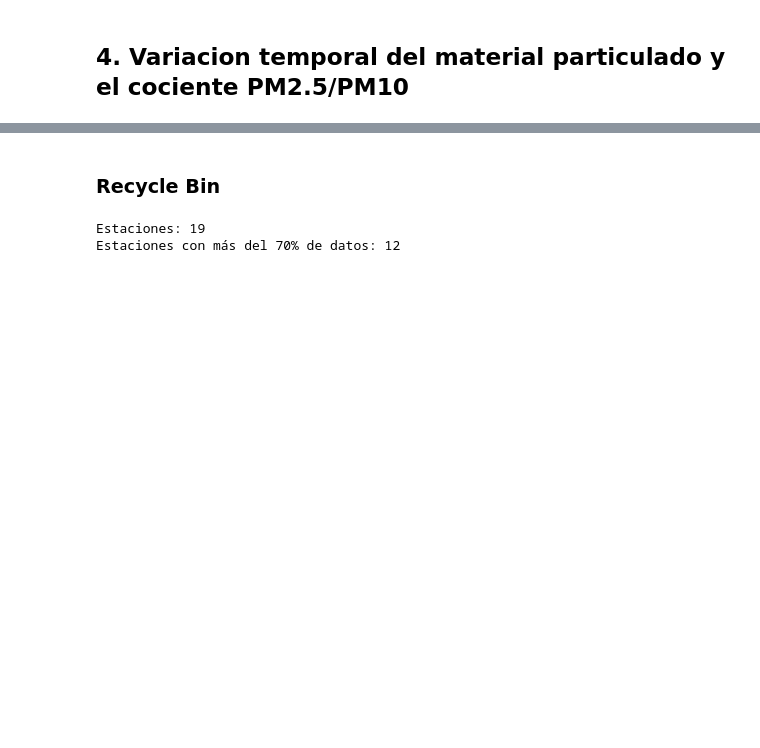
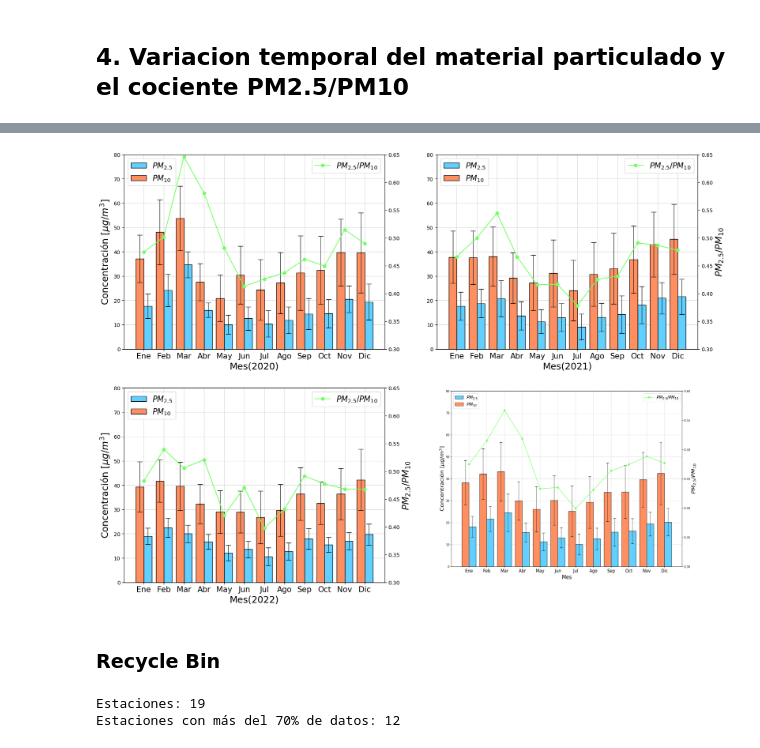
Before and after one commit to XaxaSM/PM-Distribution-Project, a Jupyter notebook: code/ratio_clasification.ipynb, the cells around one changed output, grey strips where cells are left out. Cells and saved outputs as stored; diff of their text form; code cells hidden in the pictures; blank space fills up the shorter version.

```diff
--- a/code/ratio_clasification.ipynb
+++ b/code/ratio_clasification.ipynb
@@ -632,3 +694,103 @@ plt.savefig("../data/results/corelaciones.png", dpi=300, bbox_inches="tight")
+# %%
+# creamos los dataframes de cada año de forma mensual
+datos_2020_mensual = promedio_estaciones(datos_2020, estaciones_2020, "M")["2020-01-01":"2020-12-31"].reset_index(drop=True)
+datos_2021_mensual = promedio_estaciones(datos_2021, estaciones_2021, "M")["2021-01-01":"2021-12-31"].reset_index(drop=True)
+datos_2022_mensual = promedio_estaciones(datos_2022, estaciones_2022, "M")["2022-01-01":"2022-12-31"].reset_index(drop=True)
+
+# realizamos la grafica de barras hecha en el punto anterior para cada año
+fig, ax = plt.subplots(2, 2, figsize=(20, 15))
+
+#-----2020-----#
+# graficamos los datos PM2.5 y PM10 con su desviación estándar
+ax[0, 0].bar((datos_2020_mensual.index+1)+0.2, datos_2020_mensual["PM2.5"], color="#61cfff", edgecolor="black", label=r"$PM_{2.5}$", width=0.4)
+ax[0, 0].bar((datos_2020_mensual.index+1)-0.2, datos_2020_mensual["PM10"], color="#ff8f61", edgecolor="black", label=r"$PM_{10}$", width=0.4)
+ax[0, 0].errorbar((datos_2020_mensual.index+1+0.2), datos_2020_mensual["PM2.5"], yerr=datos_2020_mensual["PM2.5_std"], fmt="none", ecolor="black", capsize=5, linewidth=.8)
+ax[0, 0].errorbar((datos_2020_mensual.index+1-0.2), datos_2020_mensual["PM10"], yerr=datos_2020_mensual["PM10_std"], fmt="none", ecolor="black", capsize=5, linewidth=.8)
+
+# añadimos los labels
+ax[0, 0].legend(fontsize=15, loc="upper left")
+ax[0, 0].set_xlabel("Mes(2020)", fontsize=18)
+ax[0, 0].set_ylabel(r"Concentración $[\mu g / m^3]$", fontsize=18)
+ax[0, 0].set_ylim(0, 80)
+ax[0, 0].set_xticks(np.arange(1, 13))
+ax[0, 0].set_xticklabels(["Ene", "Feb", "Mar", "Abr", "May", "Jun", "Jul", "Ago", "Sep", "Oct", "Nov", "Dic"], fontsize=15)
+ax[0, 0].grid(alpha=0.5)
+ax[0, 0].set_axisbelow(True)
+
+# graficamos el ratio
+a = ax[0, 0].twinx() # creamos un segundo eje y
+a.plot(datos_2020_mensual.index+1, datos_2020_mensual["PM2.5"]/datos_2020_mensual["PM10"], "o-", color="#71ff61", label=r"$PM_{2.5}/PM_{10}$")
+
+# añadimos los labels
+# ax[0, 0].set_ylabel(r"$PM_{2.5}/PM_{10}$", fontsize=18)
+a.set_ylim(0.3, 0.65)
+a.legend(fontsize=15)
+
+#-----2021-----#
+# graficamos los datos PM2.5 y PM10 con su desviación estándar
+ax[0, 1].bar((datos_2021_mensual.index+1)+0.2, datos_2021_mensual["PM2.5"], color="#61cfff", edgecolor="black", label=r"$PM_{2.5}$", width=0.4)
+ax[0, 1].bar((datos_2021_mensual.index+1)-0.2, datos_2021_mensual["PM10"], color="#ff8f61", edgecolor="black", label=r"$PM_{10}$", width=0.4)
+ax[0, 1].errorbar((datos_2021_mensual.index+1+0.2), datos_2021_mensual["PM2.5"], yerr=datos_2021_mensual["PM2.5_std"], fmt="none", ecolor="black", capsize=5, linewidth=.8)
+ax[0, 1].errorbar((datos_2021_mensual.index+1-0.2), datos_2021_mensual["PM10"], yerr=datos_2021_mensual["PM10_std"], fmt="none", ecolor="black", capsize=5, linewidth=.8)
+
+# añadimos los labels
+ax[0, 1].legend(fontsize=15, loc="upper left")
+ax[0, 1].set_xlabel("Mes(2021)", fontsize=18)
+# ax[0, 1].set_ylabel(r"Concentración $[\mu g / m^3]$", fontsize=18)
+ax[0, 1].set_ylim(0, 80)
+ax[0, 1].set_xticks(np.arange(1, 13))
+ax[0, 1].set_xticklabels(["Ene", "Feb", "Mar", "Abr", "May", "Jun", "Jul", "Ago", "Sep", "Oct", "Nov", "Dic"], fontsize=15)
+ax[0, 1].grid(alpha=0.5)
+ax[0, 1].set_axisbelow(True)
+
+# graficamos el ratio
+b= ax[0, 1].twinx() # creamos un segundo eje y
+b.plot(datos_2021_mensual.index+1, datos_2021_mensual["PM2.5"]/datos_2021_mensual["PM10"], "o-", color="#71ff61", label=r"$PM_{2.5}/PM_{10}$")
+
+# añadimos los labels
+b.set_ylabel(r"$PM_{2.5}/PM_{10}$", fontsize=18)
+b.set_ylim(0.3, 0.65)
+b.legend(fontsize=15)
+
+#-----2022-----#
+# graficamos los datos PM2.5 y PM10 con su desviación estándar
+ax[1, 0].bar((datos_2022_mensual.index+1)+0.2, datos_2022_mensual["PM2.5"], color="#61cfff", edgecolor="black", label=r"$PM_{2.5}$", width=0.4)
+ax[1, 0].bar((datos_2022_mensual.index+1)-0.2, datos_2022_mensual["PM10"], color="#ff8f61", edgecolor="black", label=r"$PM_{10}$", width=0.4)
+ax[1, 0].errorbar((datos_2022_mensual.index+1+0.2), datos_2022_mensual["PM2.5"], yerr=datos_2022_mensual["PM2.5_std"], fmt="none", ecolor="black", capsize=5, linewidth=.8)
+ax[1, 0].errorbar((datos_2022_mensual.index+1-0.2), datos_2022_mensual["PM10"], yerr=datos_2022_mensual["PM10_std"], fmt="none", ecolor="black", capsize=5, linewidth=.8)
+
+# añadimos los labels
+ax[1, 0].legend(fontsize=15, loc="upper left")
+ax[1, 0].set_xlabel("Mes(2022)", fontsize=18)
+ax[1, 0].set_ylabel(r"Concentración $[\mu g / m^3]$", fontsize=18)
+ax[1, 0].set_ylim(0, 80)
+ax[1, 0].set_xticks(np.arange(1, 13))
+ax[1, 0].set_xticklabels(["Ene", "Feb", "Mar", "Abr", "May", "Jun", "Jul", "Ago", "Sep", "Oct", "Nov", "Dic"], fontsize=15)
+ax[1, 0].grid(alpha=0.5)
+ax[1, 0].set_axisbelow(True)
+
+# graficamos el ratio
+c= ax[1, 0].twinx() # creamos un segundo eje y
+c.plot(datos_2022_mensual.index+1, datos_2022_mensual["PM2.5"]/datos_2022_mensual["PM10"], "o-", color="#71ff61", label=r"$PM_{2.5}/PM_{10}$")
+
+# añadimos los labels
+c.set_ylabel(r"$PM_{2.5}/PM_{10}$", fontsize=18)
+c.set_ylim(0.3, 0.65)
+c.legend(fontsize=15)
+
+# quitamos los ejes que no usamos
+ax[1, 1].axis("off")
+
+__ = plt.imread("../data/results/comportamiento_mensual.png")
+ax[1, 1].imshow(__, aspect="auto")
+
+# guardamos la figura
+fig.savefig("../data/results/comportamiento_mensual_anual.png", dpi=300, bbox_inches="tight")
+
+# mostramos el gráfico
+fig.show()
+# %% [output]
+[figure, added]
 # %% [markdown]
 ### Recycle Bin
 # %%
```
Also changed, not shown: parts of 8 cells of this notebook, 3 other files.
